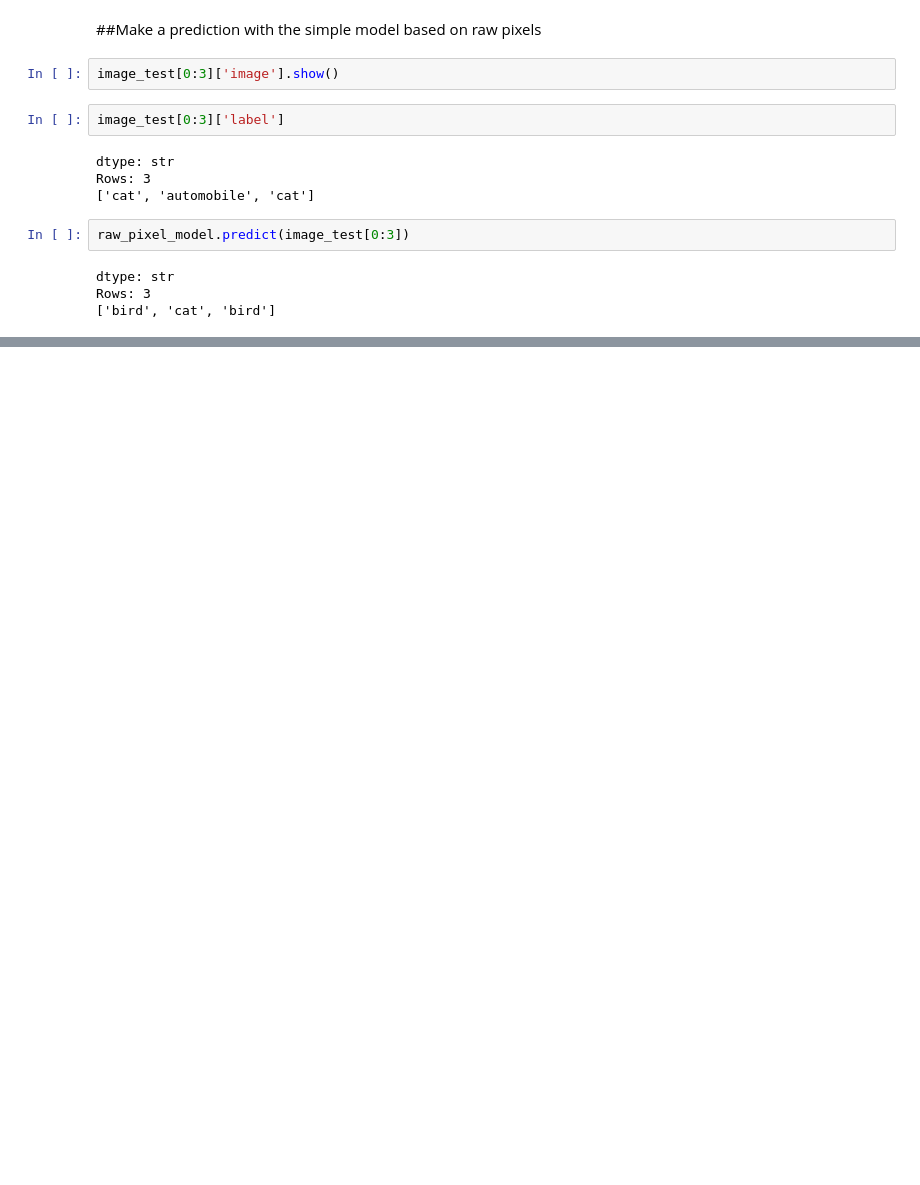
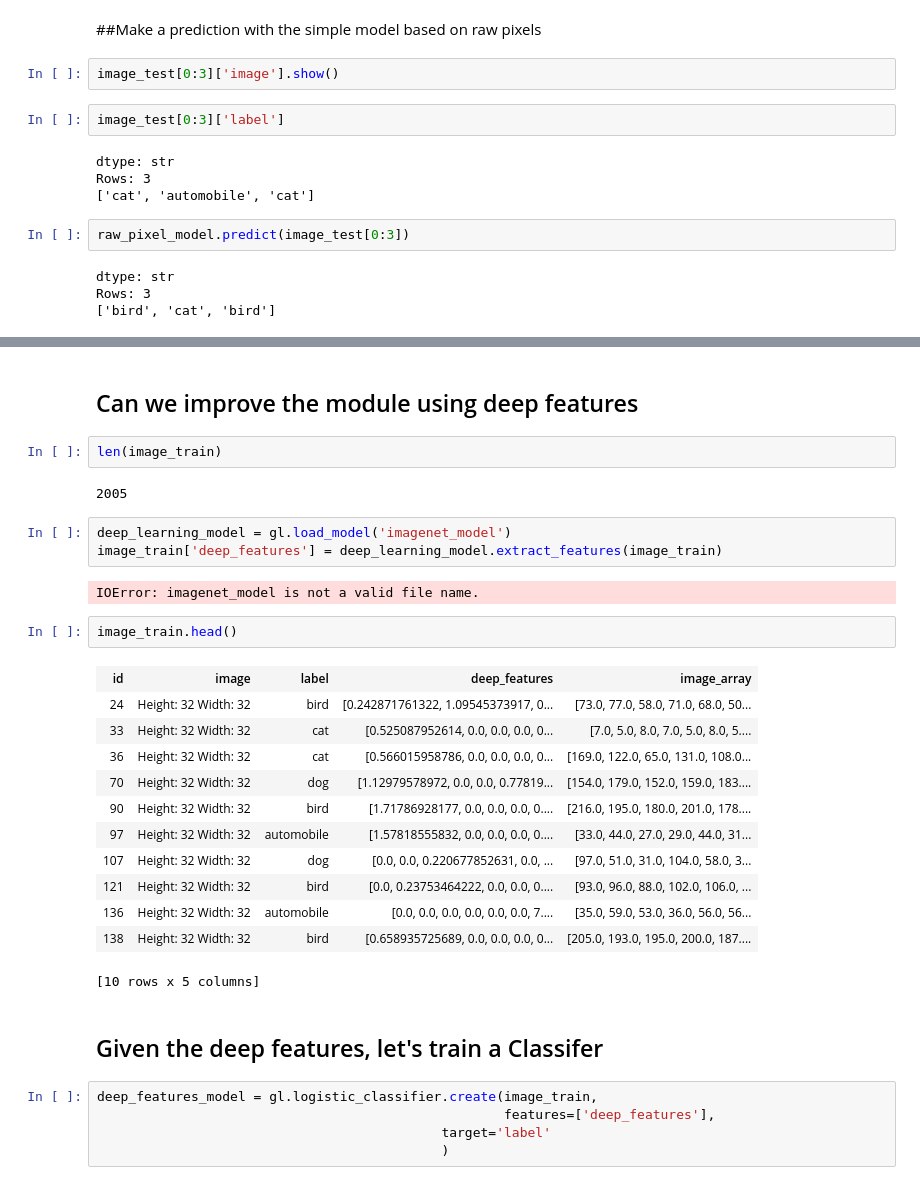
Before and after one commit to ledrui/Deep-features-for-image-classification, a Jupyter notebook: Image classification with deep features.ipynb, the cells around one changed output, grey strips where cells are left out. Cells and saved outputs as stored; diff of their text form; blank space fills up the shorter version.

Commit message:
Deep_Features_Model

```diff
--- a/Image classification with deep features.ipynb
+++ b/Image classification with deep features.ipynb
@@ -60,0 +81,33 @@ Rows: 3
+# %% [markdown]
+## Can we improve the module using deep features
+# %%
+len(image_train)
+# %% [output]
+2005
+# %%
+deep_learning_model = gl.load_model('imagenet_model')
+image_train['deep_features'] = deep_learning_model.extract_features(image_train)
+# %% [output]
+IOError: imagenet_model is not a valid file name.
+# %%
+image_train.head()
+# %% [output]
+| id | image | label | deep_features | image_array |
+| 24 | Height: 32 Width: 32 | bird | [0.242871761322, 1.09545373917, 0... | [73.0, 77.0, 58.0, 71.0, 68.0, 50... |
+| 33 | Height: 32 Width: 32 | cat | [0.525087952614, 0.0, 0.0, 0.0, 0... | [7.0, 5.0, 8.0, 7.0, 5.0, 8.0, 5.... |
+| 36 | Height: 32 Width: 32 | cat | [0.566015958786, 0.0, 0.0, 0.0, 0... | [169.0, 122.0, 65.0, 131.0, 108.0... |
+| 70 | Height: 32 Width: 32 | dog | [1.12979578972, 0.0, 0.0, 0.77819... | [154.0, 179.0, 152.0, 159.0, 183.... |
+| 90 | Height: 32 Width: 32 | bird | [1.71786928177, 0.0, 0.0, 0.0, 0.... | [216.0, 195.0, 180.0, 201.0, 178.... |
+| 97 | Height: 32 Width: 32 | automobile | [1.57818555832, 0.0, 0.0, 0.0, 0.... | [33.0, 44.0, 27.0, 29.0, 44.0, 31... |
+| 107 | Height: 32 Width: 32 | dog | [0.0, 0.0, 0.220677852631, 0.0, ... | [97.0, 51.0, 31.0, 104.0, 58.0, 3... |
+| 121 | Height: 32 Width: 32 | bird | [0.0, 0.23753464222, 0.0, 0.0, 0.... | [93.0, 96.0, 88.0, 102.0, 106.0, ... |
+| 136 | Height: 32 Width: 32 | automobile | [0.0, 0.0, 0.0, 0.0, 0.0, 0.0, 7.... | [35.0, 59.0, 53.0, 36.0, 56.0, 56... |
+| 138 | Height: 32 Width: 32 | bird | [0.658935725689, 0.0, 0.0, 0.0, 0... | [205.0, 193.0, 195.0, 200.0, 187.... |
+[10 rows x 5 columns]
+# %% [markdown]
+## Given the deep features, let's train a Classifer
+# %%
+deep_features_model = gl.logistic_classifier.create(image_train,
+                                                    features=['deep_features'],
+                                            target='label'
+                                            )
```
Also changed, not shown: parts of 3 cells of this notebook.
